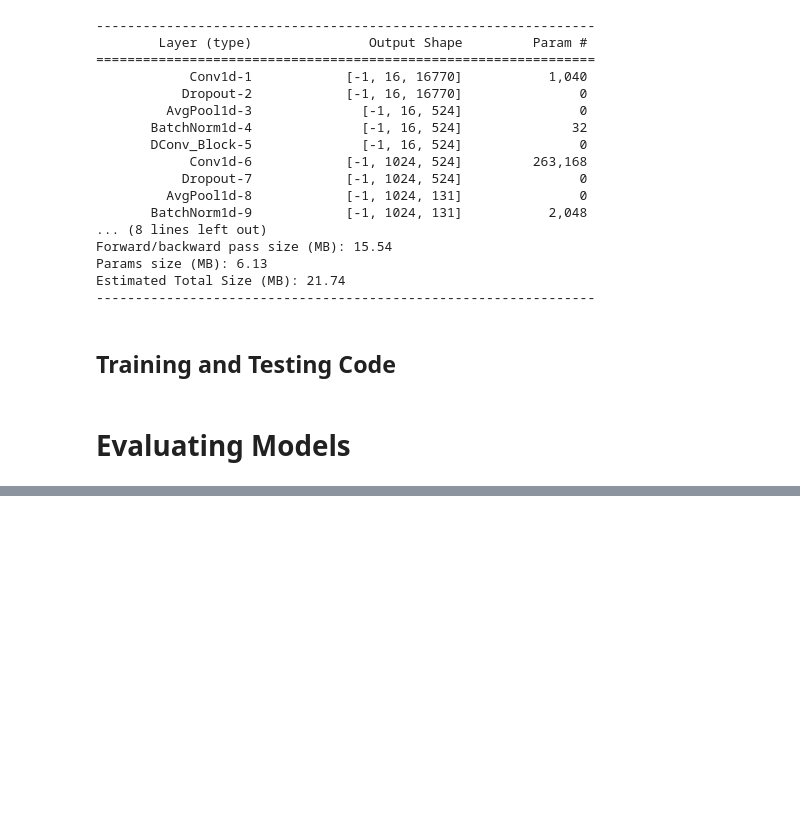
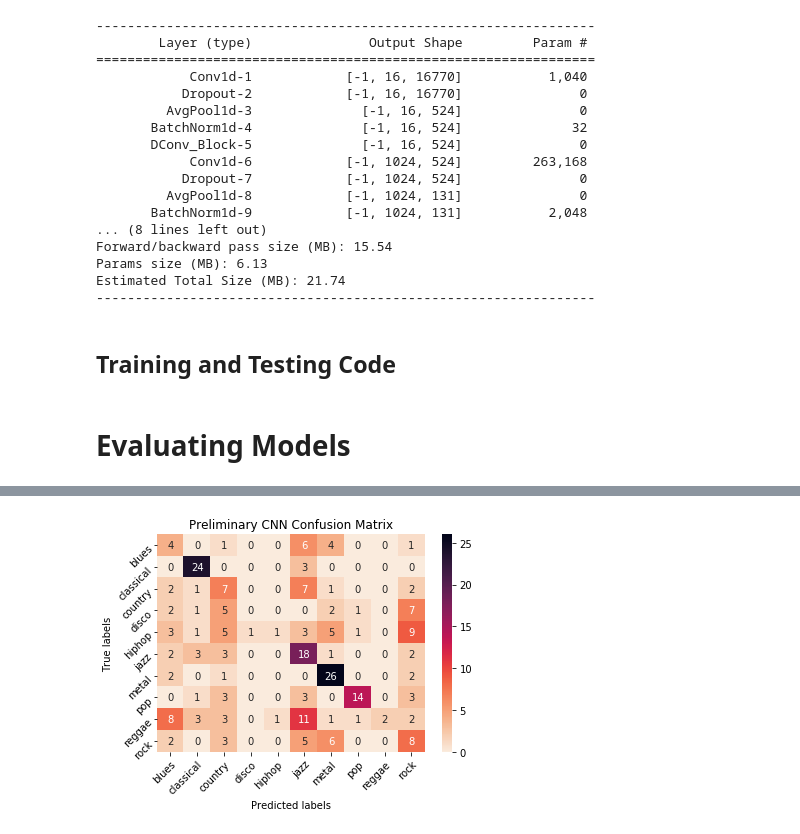
Before and after one commit to brendanyap/Genre-Classification, a Jupyter notebook: Tong_notebook.ipynb, the cells around one changed output, grey strips where cells are left out. Saved outputs shown, nothing was run; the diff lists cells and outputs as text; code cells hidden in the pictures; blank space fills up the shorter version.

```diff
--- a/Tong_notebook.ipynb
+++ b/Tong_notebook.ipynb
@@ -471,7 +470,7 @@ dconv_opt = torch.optim.Adam(dconv_net.parameters(), lr=0.001)
 %%time
 # training and evaluating CNN
 
-train(conv_net, conv_crit, conv_opt, 20, genre_trainloader)
+train(conv_net, conv_crit, conv_opt, 30, genre_trainloader)
 test(conv_net, genre_testloader)
 net_confusion_matrix(conv_net, genre_testloader, Y_test, "Preliminary CNN")
 # %% [output]
@@ -494,0 +494 @@ Epoch: 9
+[figure, added]
```
Also changed, not shown: parts of 8 cells of this notebook, 1 other file.
